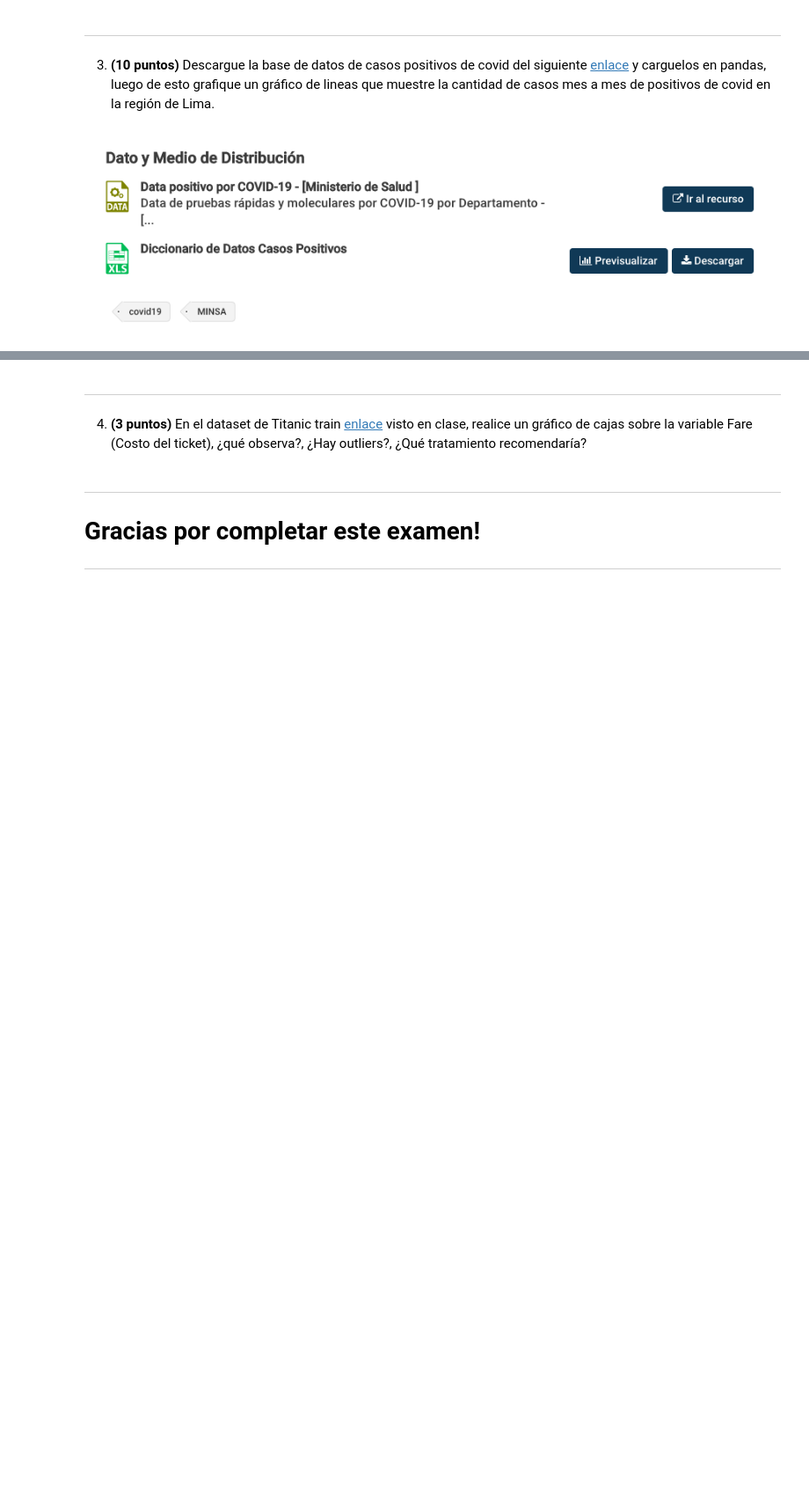
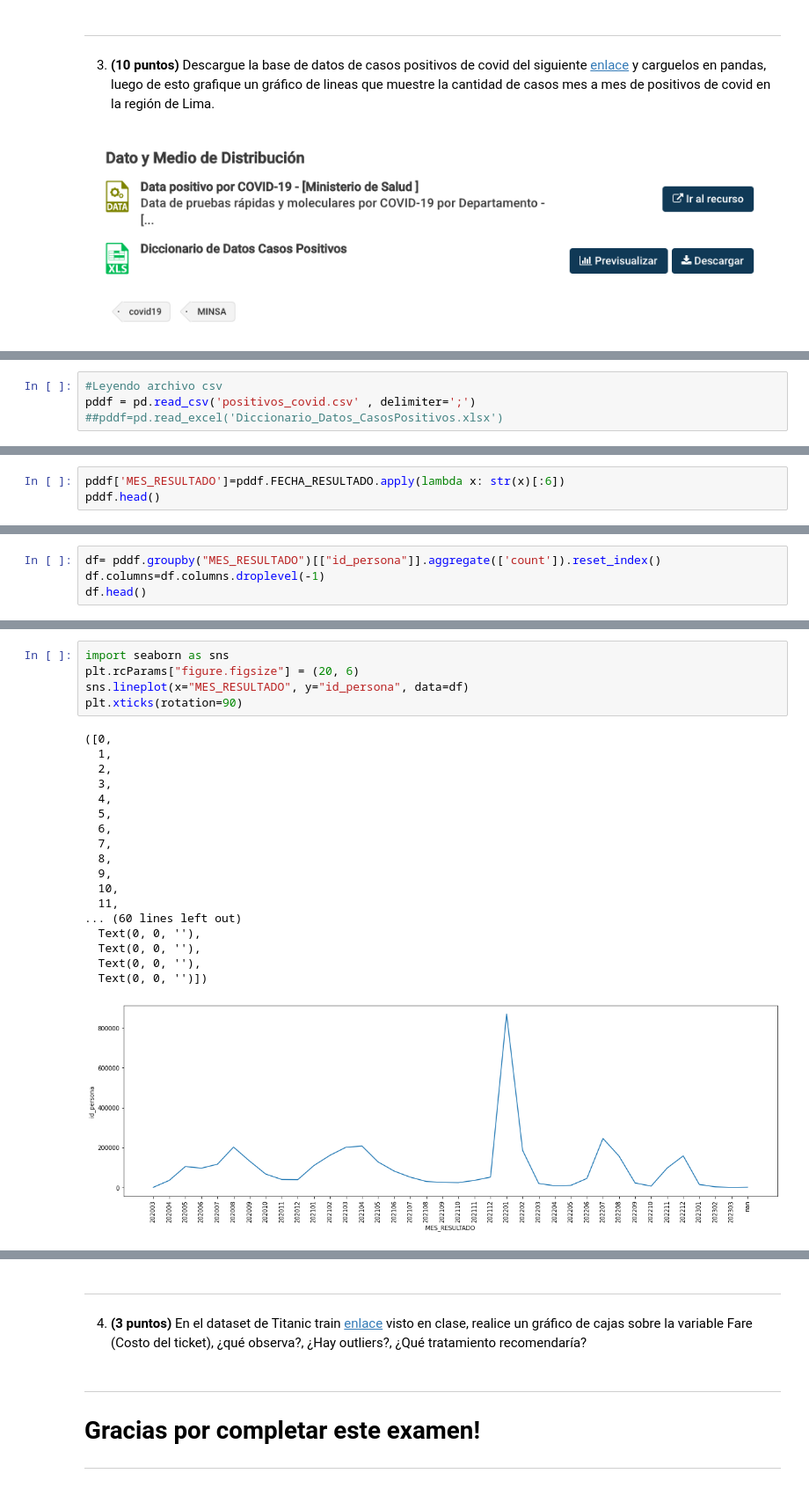
Before and after one commit to 3p3r4lt4/3p3r4lt4, a Jupyter notebook: Examen/examen_final_python_intermedio.ipynb, the cells around one changed output, grey strips where cells are left out. Shown at 88% size. Drawn from its saved outputs; the diff is of its cells as text; blank space fills up the shorter version.

```diff
--- a/Examen/examen_final_python_intermedio.ipynb
+++ b/Examen/examen_final_python_intermedio.ipynb
@@ -172,0 +212,4 @@ calculo(num1,num2)
+# %%
+#Leyendo archivo csv
+pddf = pd.read_csv('positivos_covid.csv' , delimiter=';')
+##pddf=pd.read_excel('Diccionario_Datos_CasosPositivos.xlsx')
@@ -172,0 +236,3 @@ calculo(num1,num2)
+# %%
+pddf['MES_RESULTADO']=pddf.FECHA_RESULTADO.apply(lambda x: str(x)[:6])
+pddf.head()
@@ -172,0 +246,4 @@ calculo(num1,num2)
+# %%
+df= pddf.groupby("MES_RESULTADO")[["id_persona"]].aggregate(['count']).reset_index()
+df.columns=df.columns.droplevel(-1)
+df.head()
@@ -172,0 +257,24 @@ calculo(num1,num2)
+# %%
+import seaborn as sns
+plt.rcParams["figure.figsize"] = (20, 6)
+sns.lineplot(x="MES_RESULTADO", y="id_persona", data=df)
+plt.xticks(rotation=90)
+# %% [output]
+([0,
+  1,
+  2,
+  3,
+  4,
+  5,
+  6,
+  7,
+  8,
+  9,
+  10,
+  11,
+... (60 lines left out)
+  Text(0, 0, ''),
+  Text(0, 0, ''),
+  Text(0, 0, ''),
+  Text(0, 0, '')])
+[figure, added]
```
Also changed, not shown: parts of 14 cells of this notebook.
